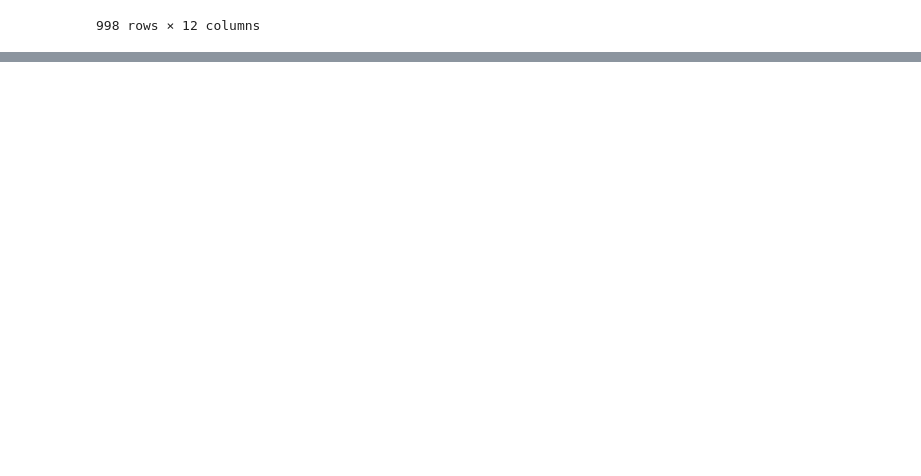
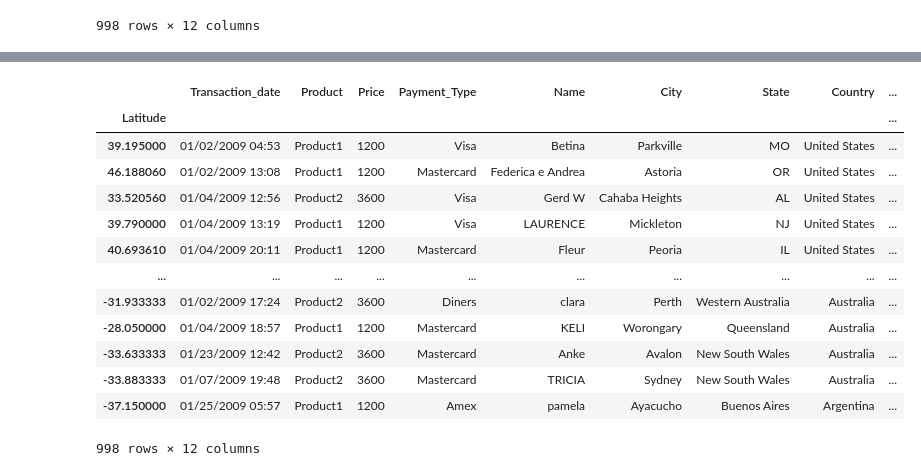
Before and after one commit to Rishab8077/Pandas-basic, a Jupyter notebook: Pandas.ipynb, the cells around one changed output, grey strips where cells are left out. Drawn from its saved outputs; the diff is of its cells as text; code cells hidden in the pictures; blank space fills up the shorter version.

Commit message:
interpolate()

```diff
--- a/Pandas.ipynb
+++ b/Pandas.ipynb
@@ -944,3 +946,6 @@ df.interpolate(method ='time')
 | 2009-01-07 19:48:00 | Product2 | 3600 | Mastercard | TRICIA | Sydney | New South Wales | Australia | 9/21/08 20:49 | ... |
 | 2009-01-25 05:57:00 | Product1 | 1200 | Amex | pamela | Ayacucho | Buenos Aires | Argentina | 1/24/2009 09:29 | ... |
 998 rows × 12 columns
+# %%
+df=pd.read_csv('C:\\Users\\Dell\\pandas\\sample_csv.csv',index_col='Latitude')
+df
@@ -946,0 +967,18 @@ df.interpolate(method ='time')
+# %%
+df.interpolate(method='index')
+#fills nan value according to index
+# %% [output]
+|  | Transaction_date | Product | Price | Payment_Type | Name | City | State | Country | ... |
+| Latitude |  |  |  |  |  |  |  |  | ... |
+| 39.195000 | 01/02/2009 04:53 | Product1 | 1200 | Visa | Betina | Parkville | MO | United States | ... |
+| 46.188060 | 01/02/2009 13:08 | Product1 | 1200 | Mastercard | Federica e Andrea | Astoria | OR | United States | ... |
+| 33.520560 | 01/04/2009 12:56 | Product2 | 3600 | Visa | Gerd W | Cahaba Heights | AL | United States | ... |
+| 39.790000 | 01/04/2009 13:19 | Product1 | 1200 | Visa | LAURENCE | Mickleton | NJ | United States | ... |
+| 40.693610 | 01/04/2009 20:11 | Product1 | 1200 | Mastercard | Fleur | Peoria | IL | United States | ... |
+| ... | ... | ... | ... | ... | ... | ... | ... | ... | ... |
+| -31.933333 | 01/02/2009 17:24 | Product2 | 3600 | Diners | clara | Perth | Western Australia | Australia | ... |
+| -28.050000 | 01/04/2009 18:57 | Product1 | 1200 | Mastercard | KELI | Worongary | Queensland | Australia | ... |
+| -33.633333 | 01/23/2009 12:42 | Product2 | 3600 | Mastercard | Anke | Avalon | New South Wales | Australia | ... |
+| -33.883333 | 01/07/2009 19:48 | Product2 | 3600 | Mastercard | TRICIA | Sydney | New South Wales | Australia | ... |
+| -37.150000 | 01/25/2009 05:57 | Product1 | 1200 | Amex | pamela | Ayacucho | Buenos Aires | Argentina | ... |
+998 rows × 12 columns
```
Also changed, not shown: parts of 6 cells of this notebook.
